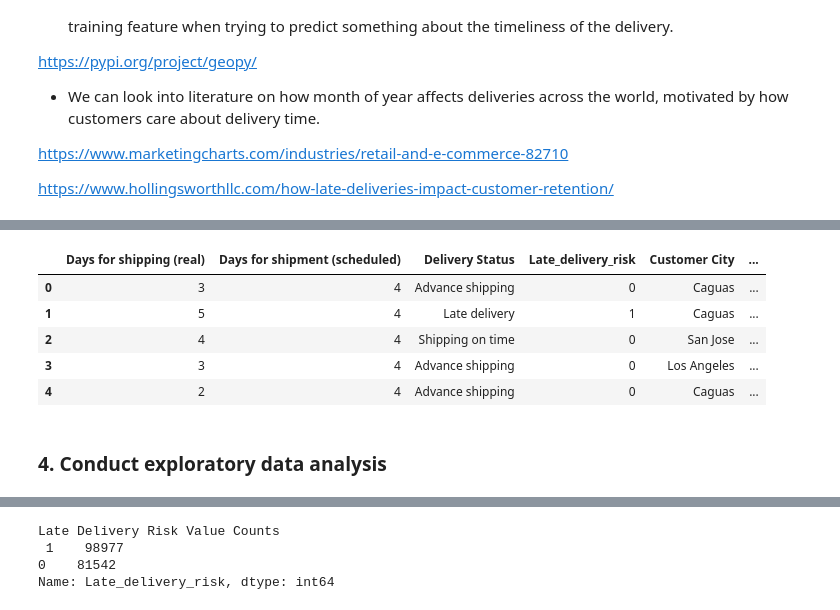
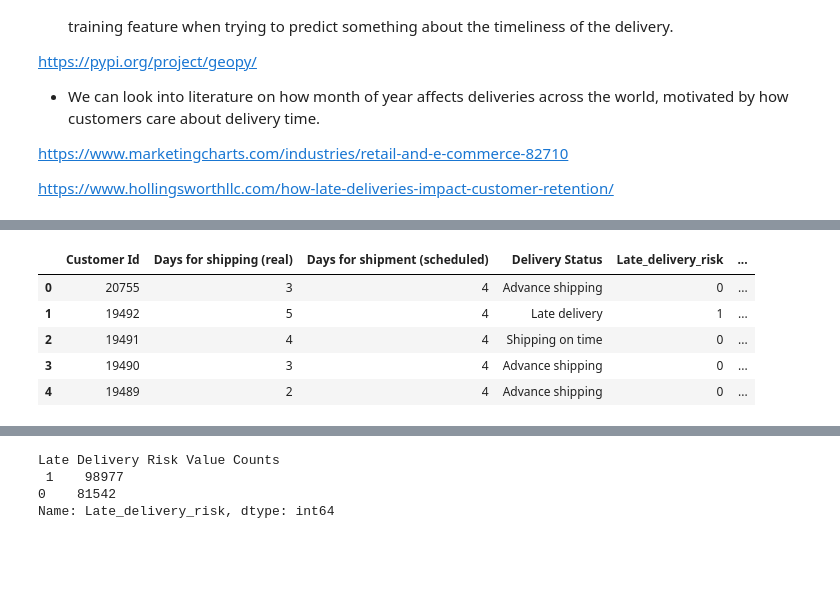
Before and after one commit to calebralphs/business-applications-machine-learning, a Jupyter notebook: Project1.ipynb, the cells around one changed output, grey strips where cells are left out. Cells and saved outputs as stored; diff of their text form; code cells hidden in the pictures; blank space fills up the shorter version.

```diff
--- a/Project1.ipynb
+++ b/Project1.ipynb
@@ -68,27 +58,29 @@ TODO:
 # %%
 relevant_columns = [
+    'Customer Id',
     'Days for shipping (real)',
     'Days for shipment (scheduled)',
     'Delivery Status',
     'Late_delivery_risk',
     'Customer City',
     'Customer Country',
     'Customer State',
     'Customer Street',
     'Customer Zipcode',
     'Latitude',
     'Longitude',
+    'order date (DateOrders)',
     'shipping date (DateOrders)',
-    'Shipping Mode'
+    'Shipping Mode',
+    'Product Name',
 ]
 X_df = data[relevant_columns]
+X_desc = pd.DataFrame(index = X_df.columns, columns = ['Type', 'Description', 'Purpose'])
 X_df.head()
 # %% [output]
-|  | Days for shipping (real) | Days for shipment (scheduled) | Delivery Status | Late_delivery_risk | Customer City | ... |
-| 0 | 3 | 4 | Advance shipping | 0 | Caguas | ... |
-| 1 | 5 | 4 | Late delivery | 1 | Caguas | ... |
-| 2 | 4 | 4 | Shipping on time | 0 | San Jose | ... |
-| 3 | 3 | 4 | Advance shipping | 0 | Los Angeles | ... |
-| 4 | 2 | 4 | Advance shipping | 0 | Caguas | ... |
+|  | Customer Id | Days for shipping (real) | Days for shipment (scheduled) | Delivery Status | Late_delivery_risk | ... |
+| 0 | 20755 | 3 | 4 | Advance shipping | 0 | ... |
+| 1 | 19492 | 5 | 4 | Late delivery | 1 | ... |
+| 2 | 19491 | 4 | 4 | Shipping on time | 0 | ... |
+| 3 | 19490 | 3 | 4 | Advance shipping | 0 | ... |
+| 4 | 19489 | 2 | 4 | Advance shipping | 0 | ... |
-# %% [markdown]
-### 4. Conduct exploratory data analysis
```
Also changed, not shown: parts of 25 cells of this notebook.
